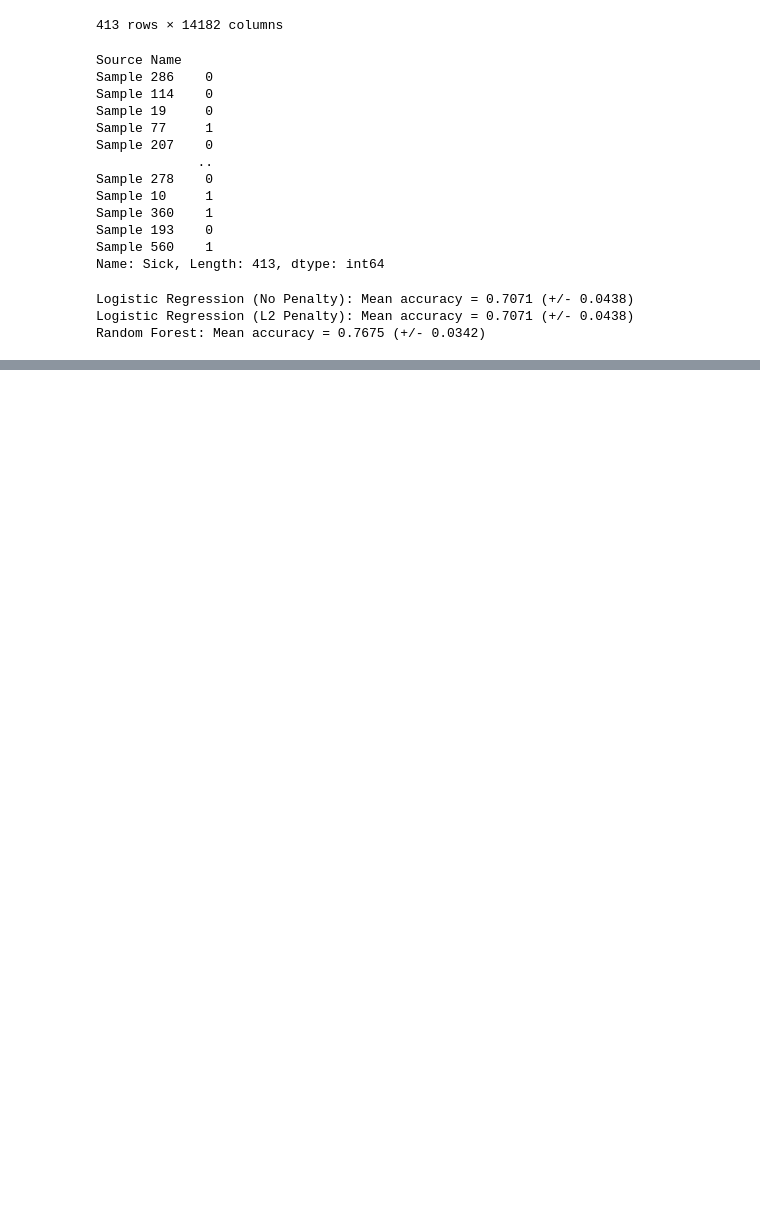
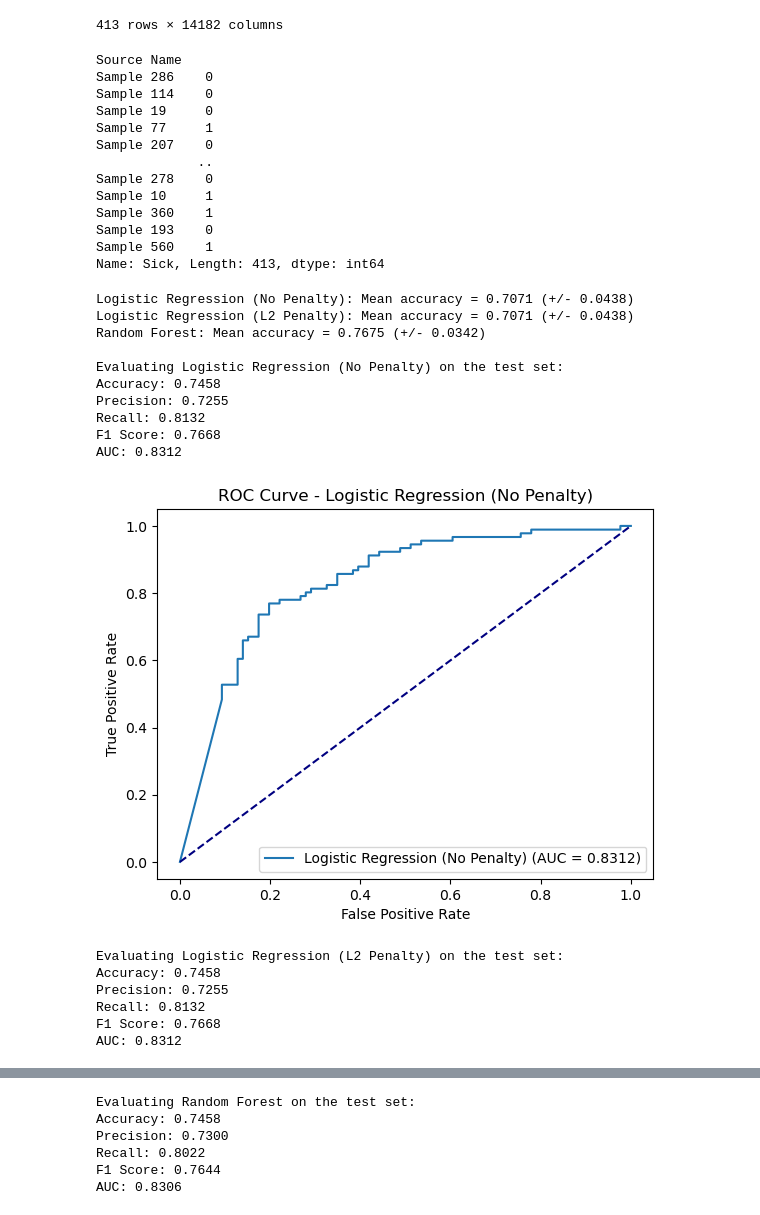
Before and after one commit to tsyasenpoor/BML-project, a Jupyter notebook: BML reg.ipynb, the cells around one changed output, grey strips where cells are left out. Cells and saved outputs as stored; diff of their text form; code cells hidden in the pictures; blank space fills up the shorter version.

```diff
--- a/BML reg.ipynb
+++ b/BML reg.ipynb
@@ -399,30 +401,85 @@ X_train_scaled = scaler.fit_transform(X_train1.astype(np.float64))
 # %%
 # Import required libraries
 from sklearn.linear_model import LogisticRegression
 from sklearn.ensemble import RandomForestClassifier
 from sklearn.model_selection import cross_val_score, StratifiedKFold
 from sklearn.metrics import accuracy_score
 
 # Set up stratified k-fold cross-validation
 skf = StratifiedKFold(n_splits=5, shuffle=True, random_state=42)
 
 # Define models
 logreg_no_penalty = LogisticRegression(max_iter=10000)
 logreg_with_penalty = LogisticRegression(penalty='l2', max_iter=10000)
 random_forest = RandomForestClassifier(n_estimators=100, random_state=42)
 
 # List of models to evaluate
 models = {
     "Logistic Regression (No Penalty)": logreg_no_penalty,
     "Logistic Regression (L2 Penalty)": logreg_with_penalty,
     "Random Forest": random_forest
 }
 
 # Iterate over models, perform cross-validation, and print the mean accuracy
 for model_name, model in models.items():
     cv_scores = cross_val_score(model, X_train1, y_train1, cv=skf, scoring='accuracy')
     print(f"{model_name}: Mean accuracy = {cv_scores.mean():.4f} (+/- {cv_scores.std():.4f})")
+
+for model_name, model in models.items():
+    print(f"\nEvaluating {model_name} on the test set:")
+
+    # Fit the model to the entire training data
+    model.fit(X_train1, y_train1)
+
+    # Make predictions on the test set
+    y_pred = model.predict(X_test1)
+    y_pred_prob = model.predict_proba(X_test1)[:, 1]  # For ROC and AUC, we need probability estimates
+
+    # Calculate accuracy
+    accuracy = accuracy_score(y_test1, y_pred)
+
+    # Calculate precision, recall, and F1-score
+    precision = precision_score(y_test1, y_pred)
+    recall = recall_score(y_test1, y_pred)
+    f1 = f1_score(y_test1, y_pred)
+
+    # Calculate ROC AUC
+    auc = roc_auc_score(y_test1, y_pred_prob)
+
+    # Print the metrics
+    print(f"Accuracy: {accuracy:.4f}")
+    print(f"Precision: {precision:.4f}")
+    print(f"Recall: {recall:.4f}")
+    print(f"F1 Score: {f1:.4f}")
+    print(f"AUC: {auc:.4f}")
+
+    # Generate ROC curve
+    fpr, tpr, _ = roc_curve(y_test1, y_pred_prob)
+
+    # Plot ROC curve
+    plt.figure()
+    plt.plot(fpr, tpr, label=f'{model_name} (AUC = {auc:.4f})')
+    plt.plot([0, 1], [0, 1], color='navy', linestyle='--')  # Diagonal line for random guessing
+    plt.xlabel('False Positive Rate')
+    plt.ylabel('True Positive Rate')
+    plt.title(f'ROC Curve - {model_name}')
+    plt.legend(loc="lower right")
+    plt.show()
 # %% [output]
 Logistic Regression (No Penalty): Mean accuracy = 0.7071 (+/- 0.0438)
 Logistic Regression (L2 Penalty): Mean accuracy = 0.7071 (+/- 0.0438)
 Random Forest: Mean accuracy = 0.7675 (+/- 0.0342)
+
+Evaluating Logistic Regression (No Penalty) on the test set:
+Accuracy: 0.7458
+Precision: 0.7255
+Recall: 0.8132
+F1 Score: 0.7668
+AUC: 0.8312
+[figure, added]
+Evaluating Logistic Regression (L2 Penalty) on the test set:
+Accuracy: 0.7458
+Precision: 0.7255
+Recall: 0.8132
+F1 Score: 0.7668
+AUC: 0.8312
@@ -428,0 +487,6 @@ Random Forest: Mean accuracy = 0.7675 (+/- 0.0342)
+Evaluating Random Forest on the test set:
+Accuracy: 0.7458
+Precision: 0.7300
+Recall: 0.8022
+F1 Score: 0.7644
+AUC: 0.8306
```
Also changed, not shown: parts of 2 cells of this notebook.
